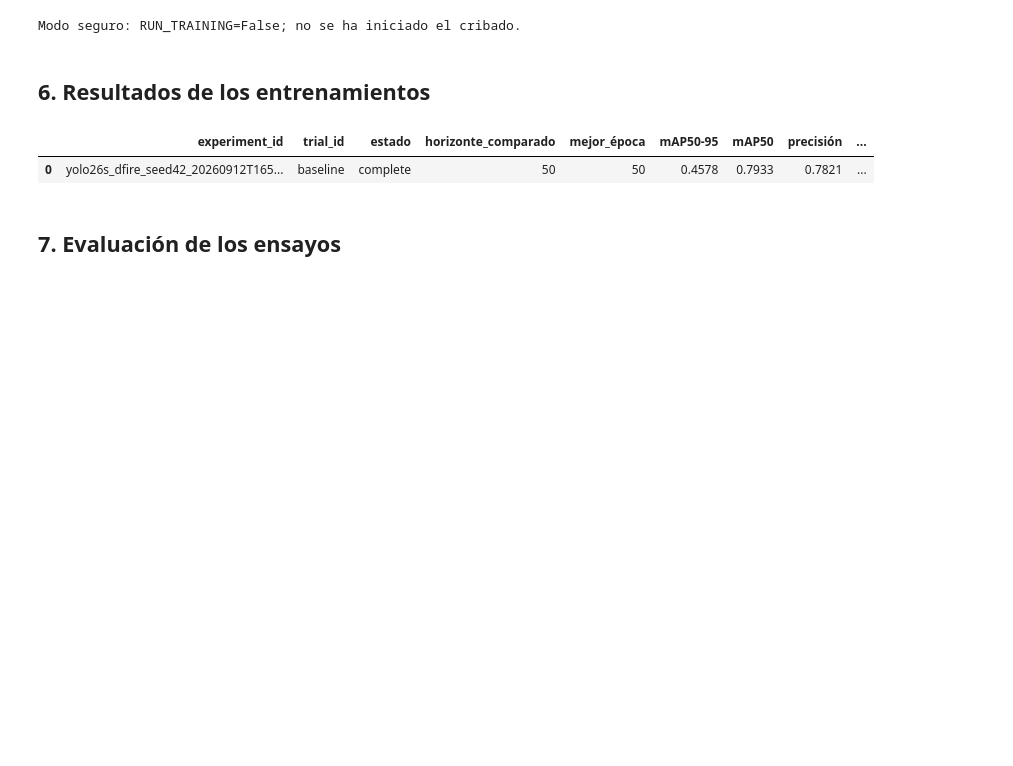
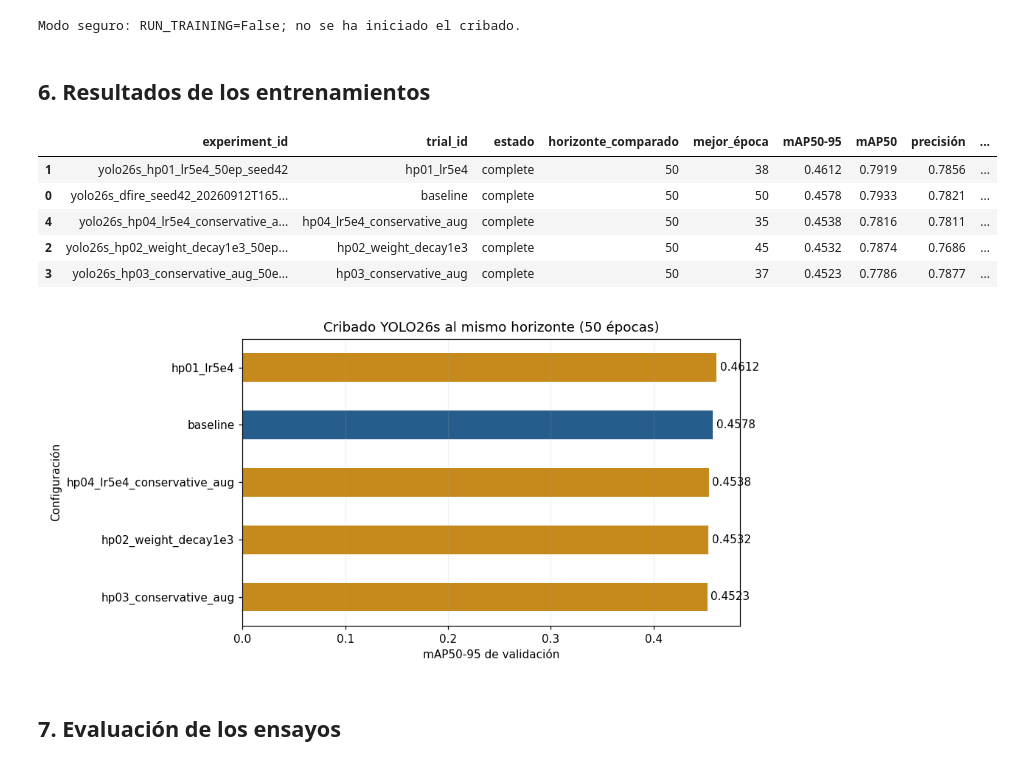
Before and after one commit to Elitron22/vigia_fire_detection, a Jupyter notebook: notebooks/08_DFire_optimizacion_hiperparametros_YOLO26s.ipynb, the cells around one changed output. Saved outputs shown, nothing was run; the diff lists cells and outputs as text; code cells hidden in the pictures; blank space fills up the shorter version.

```diff
--- a/notebooks/08_DFire_optimizacion_hiperparametros_YOLO26s.ipynb
+++ b/notebooks/08_DFire_optimizacion_hiperparametros_YOLO26s.ipynb
@@ -83,9 +84,11 @@ import yaml
 from IPython.display import display, Markdown
 from ultralytics import YOLO
 
-PROJECT_ROOT = Path(os.environ.get("TFM_PROJECT_ROOT", "/workspace/TFM"))
-if not PROJECT_ROOT.is_dir():
-    PROJECT_ROOT = Path("C:/Users/elitr/Documents/UPM Data/TFM")
+roots = [Path(os.environ["TFM_PROJECT_ROOT"])] if os.environ.get("TFM_PROJECT_ROOT") else []
+roots += [Path.cwd(), *Path.cwd().parents]
+PROJECT_ROOT = next((p for p in roots if (p / "tfm_pipeline.py").is_file()), None)
+if PROJECT_ROOT is None:
+    raise FileNotFoundError("Abrir el notebook dentro de la carpeta del proyecto o definir TFM_PROJECT_ROOT.")
 if str(PROJECT_ROOT) not in sys.path:
     sys.path.insert(0, str(PROJECT_ROOT))
 import tfm_pipeline as pipeline
@@ -354,9 +357,10 @@ def training_summary(experiment, horizon_epochs):
         raise KeyError(f"Falta la métrica {metric!r} en {results_path}.")
     best_index = results[metric].astype(float).idxmax()
     best = results.loc[best_index]
+    trial_id = experiment.get("trial_id")
     return {
         "experiment_id": experiment["experiment_id"],
-        "trial_id": experiment.get("trial_id", "baseline"),
+        "trial_id": trial_id if isinstance(trial_id, str) else "baseline",
         "estado": experiment["status"],
         "horizonte_comparado": len(results),
         "mejor_época": int(best["epoch"]),
@@ -380,35 +384,46 @@ summary_rows = [training_summary(exp, screening_horizon) for exp in available_ex
 summary_rows = [row for row in summary_rows if row is not None]
 summary_table = pd.DataFrame(summary_rows).sort_values("mAP50-95", ascending=False)
 display(summary_table.style.format({
     "mAP50-95": "{:.4f}", "mAP50": "{:.4f}",
     "precisión": "{:.4f}", "recall": "{:.4f}",
 }))
 
 if failed_runs:
     display(Markdown("### Ejecuciones fallidas"))
     display(pd.DataFrame(failed_runs))
 if skipped_runs:
     print("Ya estaban completas y no se repitieron:", ", ".join(skipped_runs))
 
 if len(summary_table) > 1:
     import matplotlib.pyplot as plt
     plot_table = summary_table.sort_values("mAP50-95")
     colors = ["#275D8C" if value == "baseline" else "#C58A1B" for value in plot_table["trial_id"]]
     ax = plot_table.plot.barh(
         x="trial_id", y="mAP50-95", color=colors, legend=False, figsize=(9, 4.5)
     )
     ax.set(
         title=f"Cribado YOLO26s al mismo horizonte ({screening_horizon} épocas)",
         xlabel="mAP50-95 de validación", ylabel="Configuración",
     )
     ax.grid(axis="x", alpha=.2)
     for container in ax.containers:
         ax.bar_label(container, fmt="%.4f", padding=3)
     plt.tight_layout()
-    plt.show()
+    # Se muestra como PNG para que funcione también con MPLBACKEND=Agg (Docker).
+    import io
+    from IPython.display import Image as DisplayImage
+    buffer = io.BytesIO()
+    ax.figure.savefig(buffer, format="png", dpi=110)
+    plt.close(ax.figure)
+    display(DisplayImage(buffer.getvalue()))
 # %% [output]
 |  | experiment_id | trial_id | estado | horizonte_comparado | mejor_época | mAP50-95 | mAP50 | precisión | ... |
+| 1 | yolo26s_hp01_lr5e4_50ep_seed42 | hp01_lr5e4 | complete | 50 | 38 | 0.4612 | 0.7919 | 0.7856 | ... |
 | 0 | yolo26s_dfire_seed42_20260912T165... | baseline | complete | 50 | 50 | 0.4578 | 0.7933 | 0.7821 | ... |
+| 4 | yolo26s_hp04_lr5e4_conservative_a... | hp04_lr5e4_conservative_aug | complete | 50 | 35 | 0.4538 | 0.7816 | 0.7811 | ... |
+| 2 | yolo26s_hp02_weight_decay1e3_50ep... | hp02_weight_decay1e3 | complete | 50 | 45 | 0.4532 | 0.7874 | 0.7686 | ... |
+| 3 | yolo26s_hp03_conservative_aug_50e... | hp03_conservative_aug | complete | 50 | 37 | 0.4523 | 0.7786 | 0.7877 | ... |
+[figure, added]
 # %% [markdown]
 ## 7. Evaluación de los ensayos
 # %%
```
Also changed, not shown: parts of 1 cell of this notebook, 25 other files.
